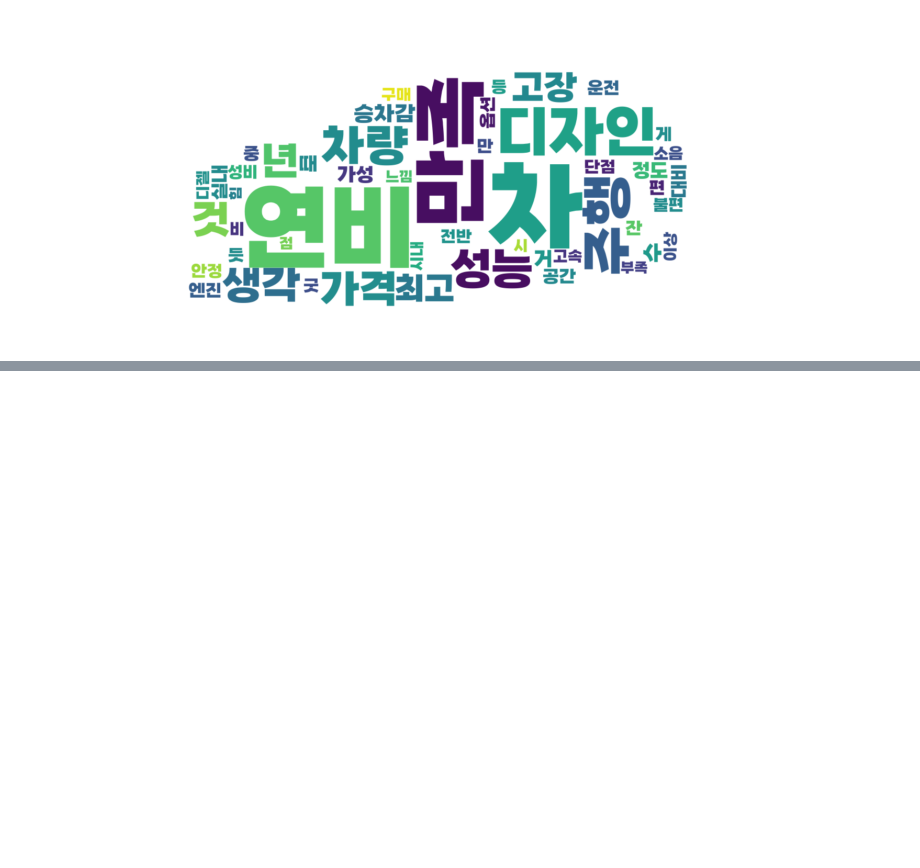
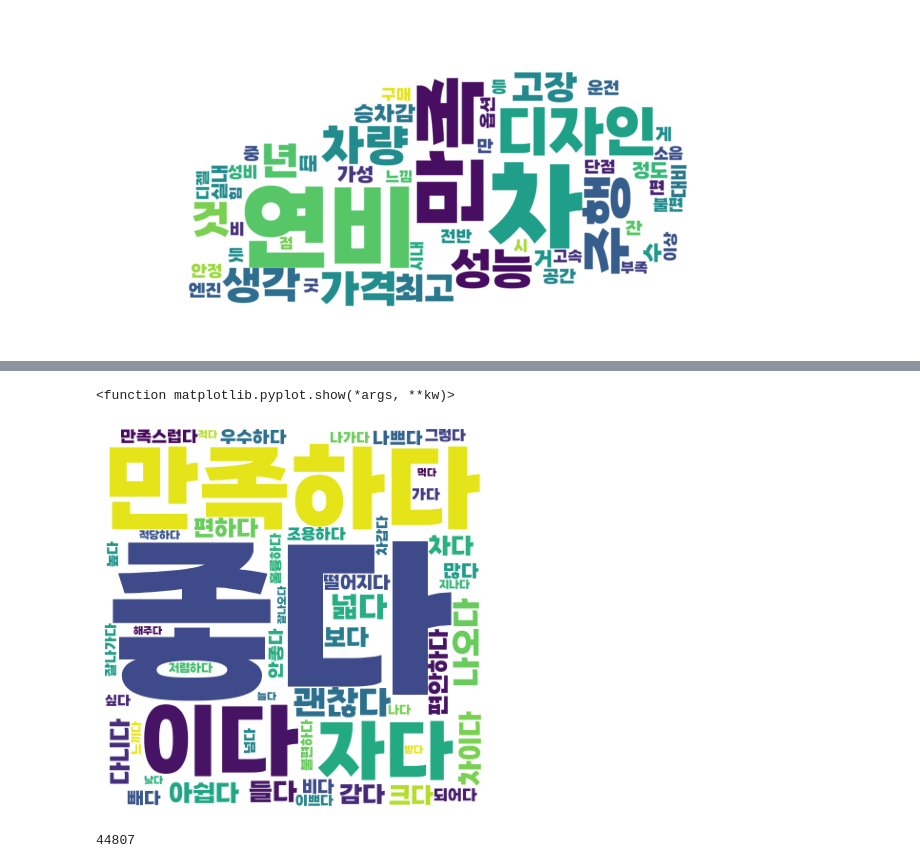
Before and after one commit to dbtjr1103/Basic_practice, a Jupyter notebook: 프로젝트_1_3.ipynb, the cells around one changed output, grey strips where cells are left out. Cells and saved outputs as stored; diff of their text form; code cells hidden in the pictures; blank space fills up the shorter version.

```diff
--- a/프로젝트_1_3.ipynb
+++ b/프로젝트_1_3.ipynb
@@ -523,0 +1296,27 @@ plt.show()
+# %%
+# 명사 제외
+def preprocessing(review):
+    okt = Okt()
+
+    f = open('/content/drive/MyDrive/프로젝트_1/한국어 불용어사전.txt')
+    stop_words = f.read().split()
+
+    # 1. 한글 및 공백을 제외한 문자 모두 제거.
+    review_text = re.sub("[^가-힣\\s]", "", review)
+
+    # 2. okt 객체를 활용해서 형태소 토큰화 + 품사 태깅
+    word_review = okt.pos(review_text, stem=True)
+
+    # 노이즈 & 불용어 제거
+    word_review = [(token, pos) for token, pos in word_review if not token in stop_words and len(token) > 1]
+
+    # 명사, 동사, 형용사 추출
+    word_review = [token for token, pos in word_review if pos in ['Noun', 'Verb', 'Adjective']]
+
+    return word_review
+# %%
+word_gd = []
+
+for x in tqdm(comment_gd):
+    review = preprocessing(x)
+    word_gd.extend(review)
@@ -523,0 +1343,14 @@ plt.show()
+# %%
+count = Counter(word_gd)
+# %%
+wc=WordCloud(font_path='/content/drive/MyDrive/프로젝트_1/강원교육튼튼.TTF',
+             background_color='white', width=400, height=400, max_words=50, max_font_size=200)
+wc.generate_from_frequencies(dict(count))
+
+plt.figure(figsize=(7,7))
+plt.imshow(wc)
+plt.axis("off")
+plt.show
+# %% [output]
+<function matplotlib.pyplot.show(*args, **kw)>
+[figure, added]
@@ -523,0 +1362,4 @@ plt.show()
+# %%
+len(word_gd)
+# %% [output]
+44807
```
Also changed, not shown: parts of 99 cells of this notebook.
